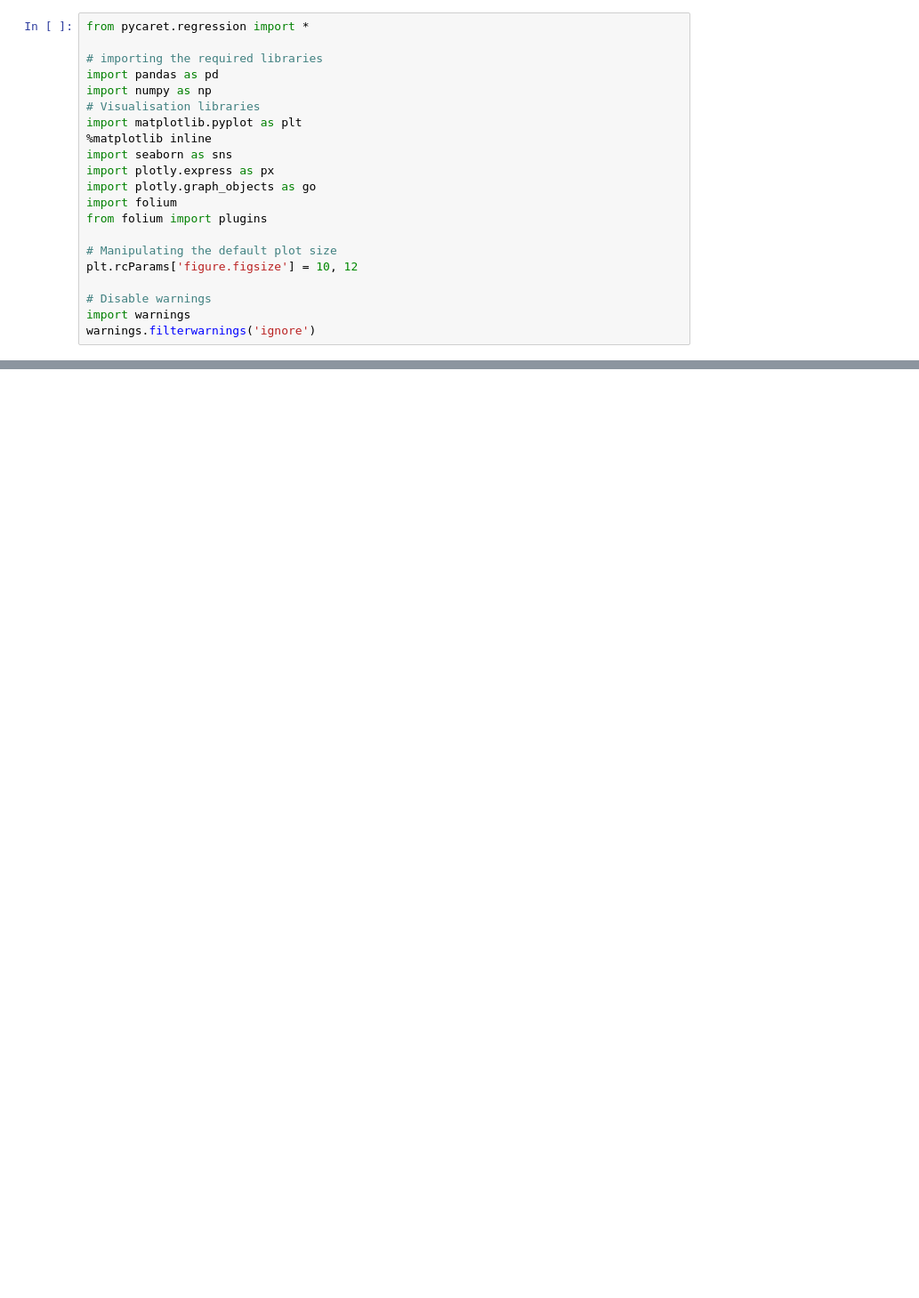
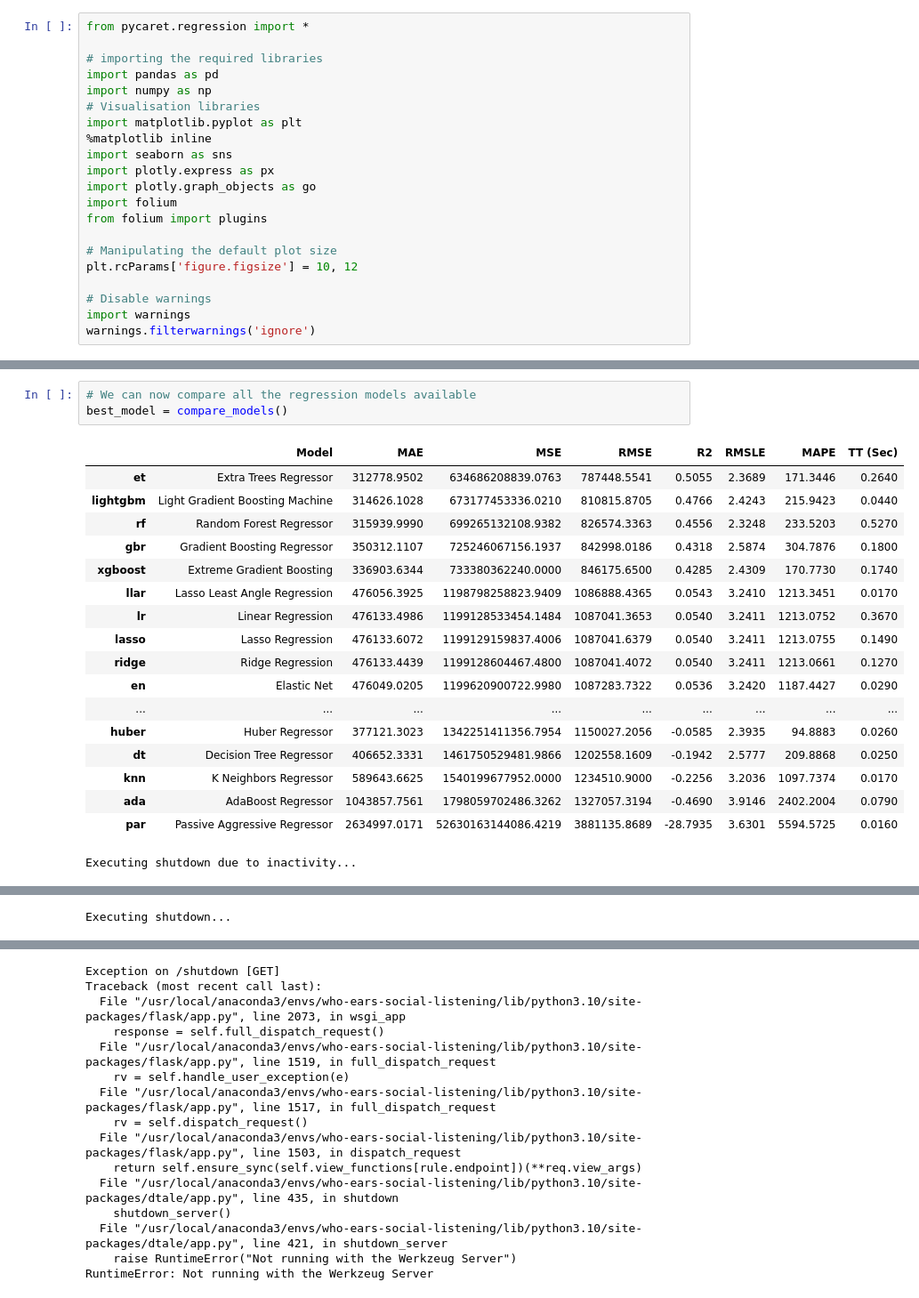
Before and after one commit to ShawnKyzer/who-ears-social-listening, a Jupyter notebook: who-ears-social-listening-pipeline/notebooks/who_ears_owid_regression_analysis.ipynb, the cells around one changed output, grey strips where cells are left out. Shown: that part at 89% size. Drawn from its saved outputs; the diff is of its cells as text; blank space fills up the shorter version.

```diff
--- a/who-ears-social-listening-pipeline/notebooks/who_ears_owid_regression_analysis.ipynb
+++ b/who-ears-social-listening-pipeline/notebooks/who_ears_owid_regression_analysis.ipynb
@@ -392,0 +191,22 @@ TypeError: 'NoneType' object is not subscriptable
+# %%
+# We can now compare all the regression models available
+best_model = compare_models()
+# %% [output]
+|  | Model | MAE | MSE | RMSE | R2 | RMSLE | MAPE | TT (Sec) |
+| et | Extra Trees Regressor | 312778.9502 | 634686208839.0763 | 787448.5541 | 0.5055 | 2.3689 | 171.3446 | 0.2640 |
+| lightgbm | Light Gradient Boosting Machine | 314626.1028 | 673177453336.0210 | 810815.8705 | 0.4766 | 2.4243 | 215.9423 | 0.0440 |
+| rf | Random Forest Regressor | 315939.9990 | 699265132108.9382 | 826574.3363 | 0.4556 | 2.3248 | 233.5203 | 0.5270 |
+| gbr | Gradient Boosting Regressor | 350312.1107 | 725246067156.1937 | 842998.0186 | 0.4318 | 2.5874 | 304.7876 | 0.1800 |
+| xgboost | Extreme Gradient Boosting | 336903.6344 | 733380362240.0000 | 846175.6500 | 0.4285 | 2.4309 | 170.7730 | 0.1740 |
+| llar | Lasso Least Angle Regression | 476056.3925 | 1198798258823.9409 | 1086888.4365 | 0.0543 | 3.2410 | 1213.3451 | 0.0170 |
+| lr | Linear Regression | 476133.4986 | 1199128533454.1484 | 1087041.3653 | 0.0540 | 3.2411 | 1213.0752 | 0.3670 |
+| lasso | Lasso Regression | 476133.6072 | 1199129159837.4006 | 1087041.6379 | 0.0540 | 3.2411 | 1213.0755 | 0.1490 |
+| ridge | Ridge Regression | 476133.4439 | 1199128604467.4800 | 1087041.4072 | 0.0540 | 3.2411 | 1213.0661 | 0.1270 |
+| en | Elastic Net | 476049.0205 | 1199620900722.9980 | 1087283.7322 | 0.0536 | 3.2420 | 1187.4427 | 0.0290 |
+| ... | ... | ... | ... | ... | ... | ... | ... | ... |
+| huber | Huber Regressor | 377121.3023 | 1342251411356.7954 | 1150027.2056 | -0.0585 | 2.3935 | 94.8883 | 0.0260 |
+| dt | Decision Tree Regressor | 406652.3331 | 1461750529481.9866 | 1202558.1609 | -0.1942 | 2.5777 | 209.8868 | 0.0250 |
+| knn | K Neighbors Regressor | 589643.6625 | 1540199677952.0000 | 1234510.9000 | -0.2256 | 3.2036 | 1097.7374 | 0.0170 |
+| ada | AdaBoost Regressor | 1043857.7561 | 1798059702486.3262 | 1327057.3194 | -0.4690 | 3.9146 | 2402.2004 | 0.0790 |
+| par | Passive Aggressive Regressor | 2634997.0171 | 52630163144086.4219 | 3881135.8689 | -28.7935 | 3.6301 | 5594.5725 | 0.0160 |
+Executing shutdown due to inactivity...
@@ -392,0 +214 @@ TypeError: 'NoneType' object is not subscriptable
+Executing shutdown...
@@ -392,0 +216,15 @@ TypeError: 'NoneType' object is not subscriptable
+Exception on /shutdown [GET]
+Traceback (most recent call last):
+  File "/usr/local/anaconda3/envs/who-ears-social-listening/lib/python3.10/site-packages/flask/app.py", line 2073, in wsgi_app
+    response = self.full_dispatch_request()
+  File "/usr/local/anaconda3/envs/who-ears-social-listening/lib/python3.10/site-packages/flask/app.py", line 1519, in full_dispatch_request
+    rv = self.handle_user_exception(e)
+  File "/usr/local/anaconda3/envs/who-ears-social-listening/lib/python3.10/site-packages/flask/app.py", line 1517, in full_dispatch_request
+    rv = self.dispatch_request()
+  File "/usr/local/anaconda3/envs/who-ears-social-listening/lib/python3.10/site-packages/flask/app.py", line 1503, in dispatch_request
+    return self.ensure_sync(self.view_functions[rule.endpoint])(**req.view_args)
+  File "/usr/local/anaconda3/envs/who-ears-social-listening/lib/python3.10/site-packages/dtale/app.py", line 435, in shutdown
+    shutdown_server()
+  File "/usr/local/anaconda3/envs/who-ears-social-listening/lib/python3.10/site-packages/dtale/app.py", line 421, in shutdown_server
+    raise RuntimeError("Not running with the Werkzeug Server")
+RuntimeError: Not running with the Werkzeug Server
```
Also changed, not shown: parts of 21 cells of this notebook, 2 other files.
